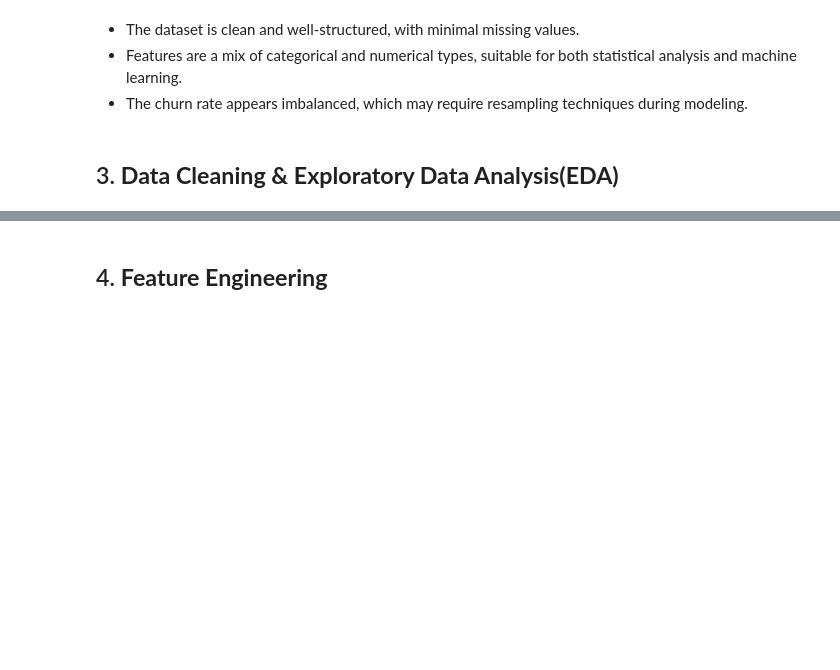
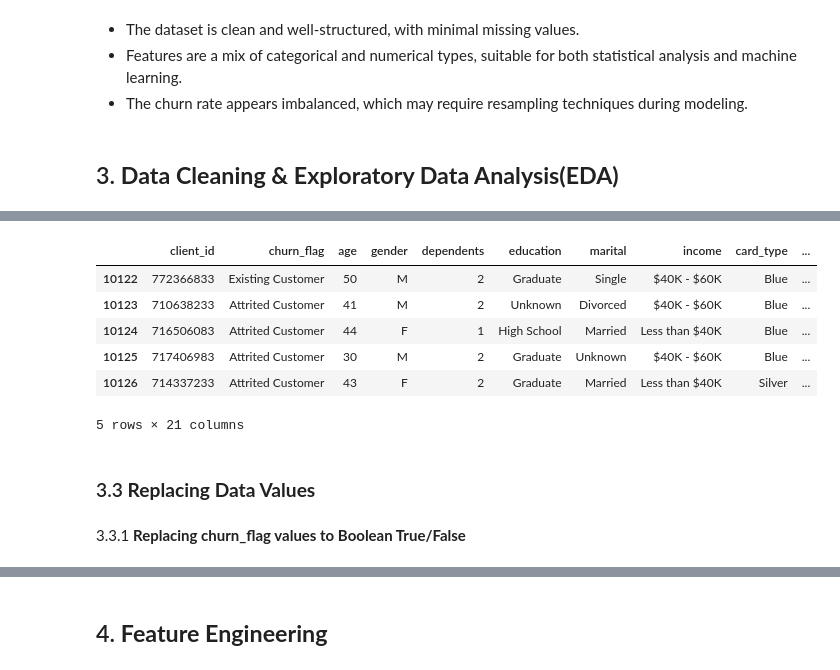
Before and after one commit to data-aleks/CreditCardChurn-PredictiveModelling, a Jupyter notebook: CreditCardChurn_PredictiveModelling.ipynb, the cells around one changed output, grey strips where cells are left out. Cells and saved outputs as stored; diff of their text form; code cells hidden in the pictures; blank space fills up the shorter version.

Commit message:
Data Exploration & Cleaning
- Loading exploring dataset
- Removing/Dealing with column names.
- Replacing Data Values

```diff
--- a/CreditCardChurn_PredictiveModelling.ipynb
+++ b/CreditCardChurn_PredictiveModelling.ipynb
@@ -78,0 +81,2 @@ The dataset includes 18 variables that span across customer profiles and credit
+# %%
+df = pd.read_csv('./drive/MyDrive/datasets/credit_card_churn/BankChurners.csv')
@@ -78,0 +128,2 @@ The dataset includes 18 variables that span across customer profiles and credit
+# %%
+df.drop(['Naive_Bayes_Classifier_Attrition_Flag_Card_Category_Contacts_Count_12_mon_Dependent_count_Education_Level_Months_Inactive_12_mon_1', 'Naive_Bayes_Classifier_Attrition_Flag_Card_Category_Contacts_Count_12_mon_Dependent_count_Education_Level_Months_Inactive_12_mon_2'], axis=1, inplace=True)
@@ -78,0 +132,2 @@ The dataset includes 18 variables that span across customer profiles and credit
+# %%
+df.columns = df.columns.str.lower()
@@ -78,0 +136,24 @@ The dataset includes 18 variables that span across customer profiles and credit
+# %%
+df.rename(columns={
+    'clientnum': 'client_id',
+    'attrition_flag': 'churn_flag',
+    'customer_age': 'age',
+    'gender': 'gender',
+    'dependent_count': 'dependents',
+    'education_level': 'education',
+    'marital_status': 'marital',
+    'income_category': 'income',
+    'card_category': 'card_type',
+    'months_on_book': 'tenure_months',
+    'total_relationship_count': 'relationships',
+    'months_inactive_12_mon': 'inactive_months',
+    'contacts_count_12_mon': 'contact_count',
+    'credit_limit': 'limit',
+    'total_revolving_bal': 'revolving_bal',
+    'avg_open_to_buy': 'open_to_buy',
+    'total_amt_chng_q4_q1': 'amt_chg_q4_q1',
+    'total_trans_amt': 'trans_amt',
+    'total_trans_ct': 'trans_ct',
+    'total_ct_chng_q4_q1': 'ct_chg_q4_q1',
+    'avg_utilization_ratio': 'util_ratio'
+}, inplace=True)
@@ -78,0 +182,14 @@ The dataset includes 18 variables that span across customer profiles and credit
+# %%
+df.tail()
+# %% [output]
+|  | client_id | churn_flag | age | gender | dependents | education | marital | income | card_type | ... |
+| 10122 | 772366833 | Existing Customer | 50 | M | 2 | Graduate | Single | $40K - $60K | Blue | ... |
+| 10123 | 710638233 | Attrited Customer | 41 | M | 2 | Unknown | Divorced | $40K - $60K | Blue | ... |
+| 10124 | 716506083 | Attrited Customer | 44 | F | 1 | High School | Married | Less than $40K | Blue | ... |
+| 10125 | 717406983 | Attrited Customer | 30 | M | 2 | Graduate | Unknown | $40K - $60K | Blue | ... |
+| 10126 | 714337233 | Attrited Customer | 43 | F | 2 | Graduate | Married | Less than $40K | Silver | ... |
+5 rows × 21 columns
+# %% [markdown]
+### 3.3 **Replacing Data Values**
+# %% [markdown]
+3.3.1 **Replacing churn_flag values to Boolean True/False**
```
Also changed, not shown: parts of 24 cells of this notebook.
